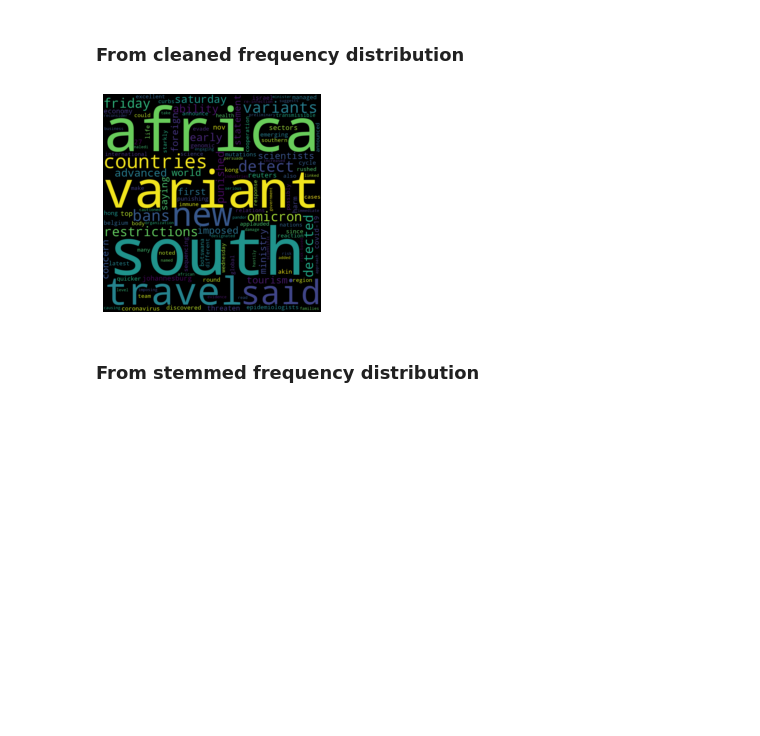
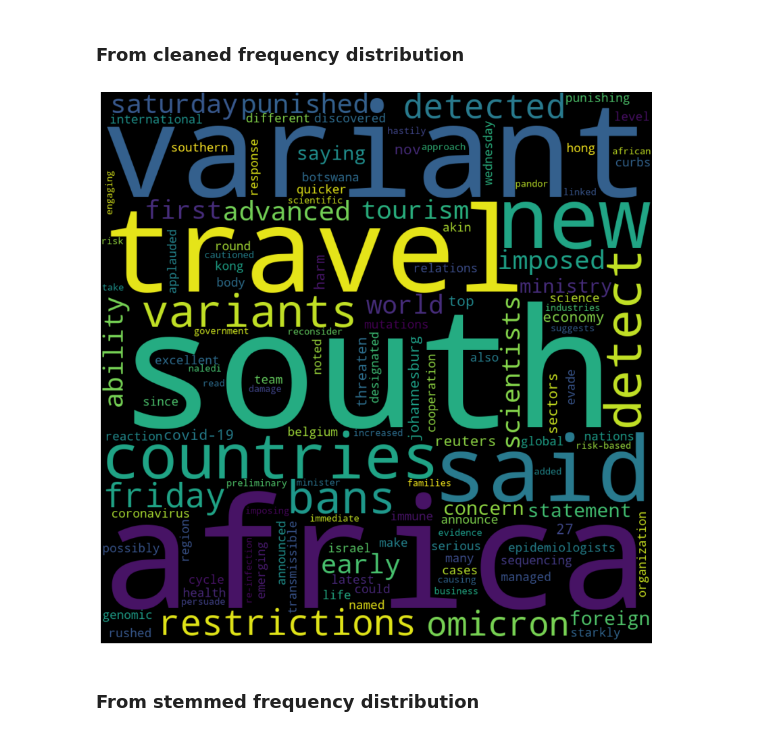
Before and after one commit to GuillaumeArp/Wild_Notebooks, a Jupyter notebook: NLP/1.3 NLP - WordCloud - Guillaume Arp.ipynb, the cells around one changed output. Cells and saved outputs as stored; diff of their text form; code cells hidden in the pictures; blank space fills up the shorter version.

```diff
--- a/NLP/1.3 NLP - WordCloud - Guillaume Arp.ipynb
+++ b/NLP/1.3 NLP - WordCloud - Guillaume Arp.ipynb
@@ -196,13 +183,13 @@ plt.show()
 # %%
 wordcloud.generate_from_frequencies(freq_dist_words_clean)
 
-plt.figure()
+plt.figure(figsize=(15,15))
 plt.imshow(wordcloud, interpolation="bilinear")
 plt.axis("off")
 plt.margins(x=0, y=0)
 plt.show()
 # %% [output]
-[figure, old version]
+[figure, new version]
 # %% [markdown]
 ### From stemmed frequency distribution
 # %%
```
Also changed, not shown: parts of 10 cells of this notebook.
